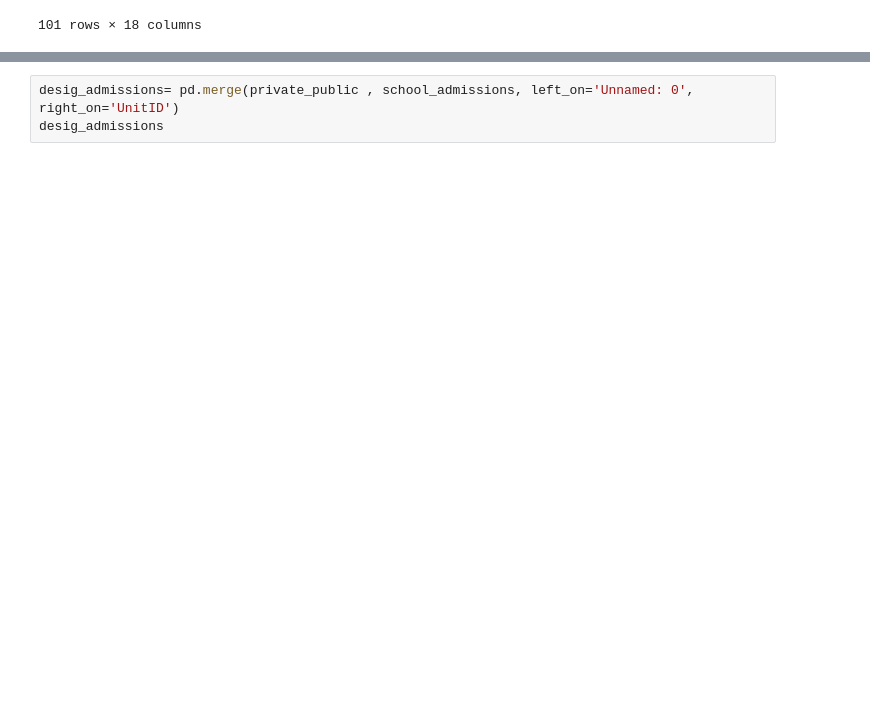
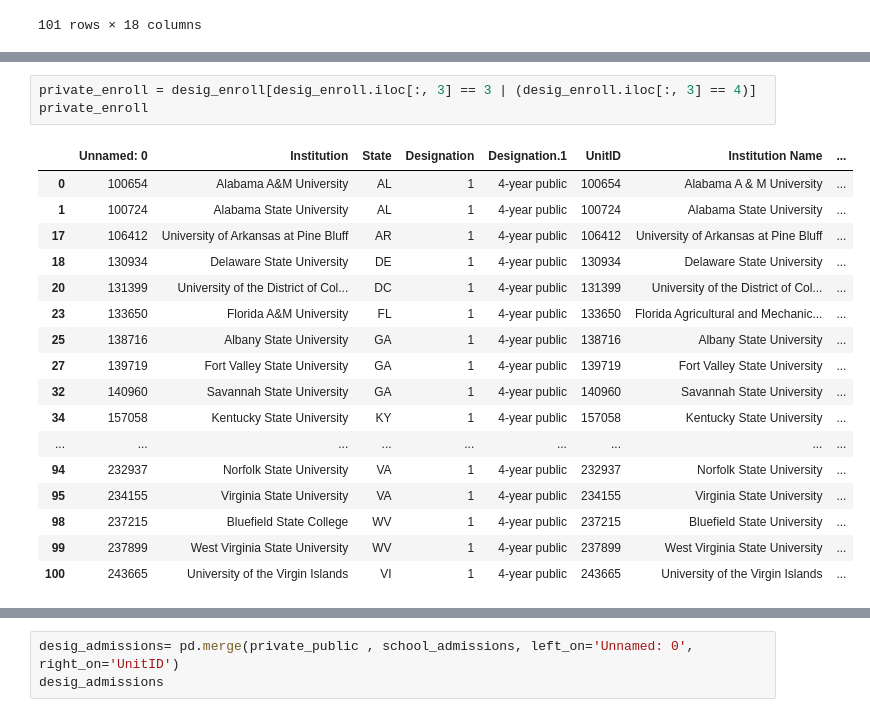
Before and after one commit to mhm516/HBCU_Analysis_Capstone, a Jupyter notebook: notebook/school_stats.ipynb, the cells around one changed output, grey strips where cells are left out. Cells and saved outputs as stored; diff of their text form; blank space fills up the shorter version.

```diff
--- a/notebook/school_stats.ipynb
+++ b/notebook/school_stats.ipynb
@@ -575,0 +643,21 @@ top_10_pub['Undergraduate enrollment (DRVEF2021_RV)'].mean()
+# %%
+private_enroll = desig_enroll[desig_enroll.iloc[:, 3] == 3 | (desig_enroll.iloc[:, 3] == 4)]
+private_enroll
+# %% [output]
+|  | Unnamed: 0 | Institution | State | Designation | Designation.1 | UnitID | Institution Name | ... |
+| 0 | 100654 | Alabama A&M University | AL | 1 | 4-year public | 100654 | Alabama A & M University | ... |
+| 1 | 100724 | Alabama State University | AL | 1 | 4-year public | 100724 | Alabama State University | ... |
+| 17 | 106412 | University of Arkansas at Pine Bluff | AR | 1 | 4-year public | 106412 | University of Arkansas at Pine Bluff | ... |
+| 18 | 130934 | Delaware State University | DE | 1 | 4-year public | 130934 | Delaware State University | ... |
+| 20 | 131399 | University of the District of Col... | DC | 1 | 4-year public | 131399 | University of the District of Col... | ... |
+| 23 | 133650 | Florida A&M University | FL | 1 | 4-year public | 133650 | Florida Agricultural and Mechanic... | ... |
+| 25 | 138716 | Albany State University | GA | 1 | 4-year public | 138716 | Albany State University | ... |
+| 27 | 139719 | Fort Valley State University | GA | 1 | 4-year public | 139719 | Fort Valley State University | ... |
+| 32 | 140960 | Savannah State University | GA | 1 | 4-year public | 140960 | Savannah State University | ... |
+| 34 | 157058 | Kentucky State University | KY | 1 | 4-year public | 157058 | Kentucky State University | ... |
+| ... | ... | ... | ... | ... | ... | ... | ... | ... |
+| 94 | 232937 | Norfolk State University | VA | 1 | 4-year public | 232937 | Norfolk State University | ... |
+| 95 | 234155 | Virginia State University | VA | 1 | 4-year public | 234155 | Virginia State University | ... |
+| 98 | 237215 | Bluefield State College | WV | 1 | 4-year public | 237215 | Bluefield State University | ... |
+| 99 | 237899 | West Virginia State University | WV | 1 | 4-year public | 237899 | West Virginia State University | ... |
+| 100 | 243665 | University of the Virgin Islands | VI | 1 | 4-year public | 243665 | University of the Virgin Islands | ... |
```
Also changed, not shown: parts of 26 cells of this notebook.
